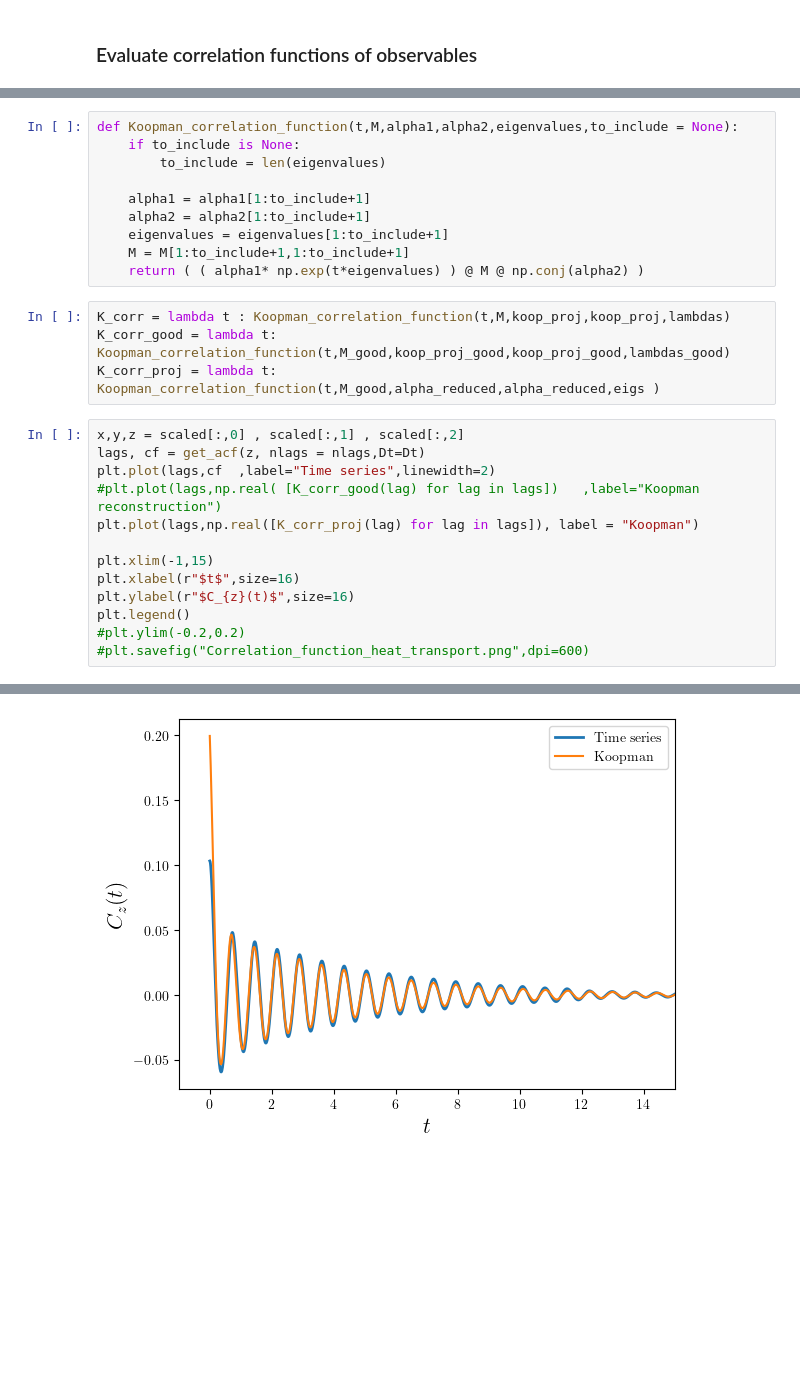
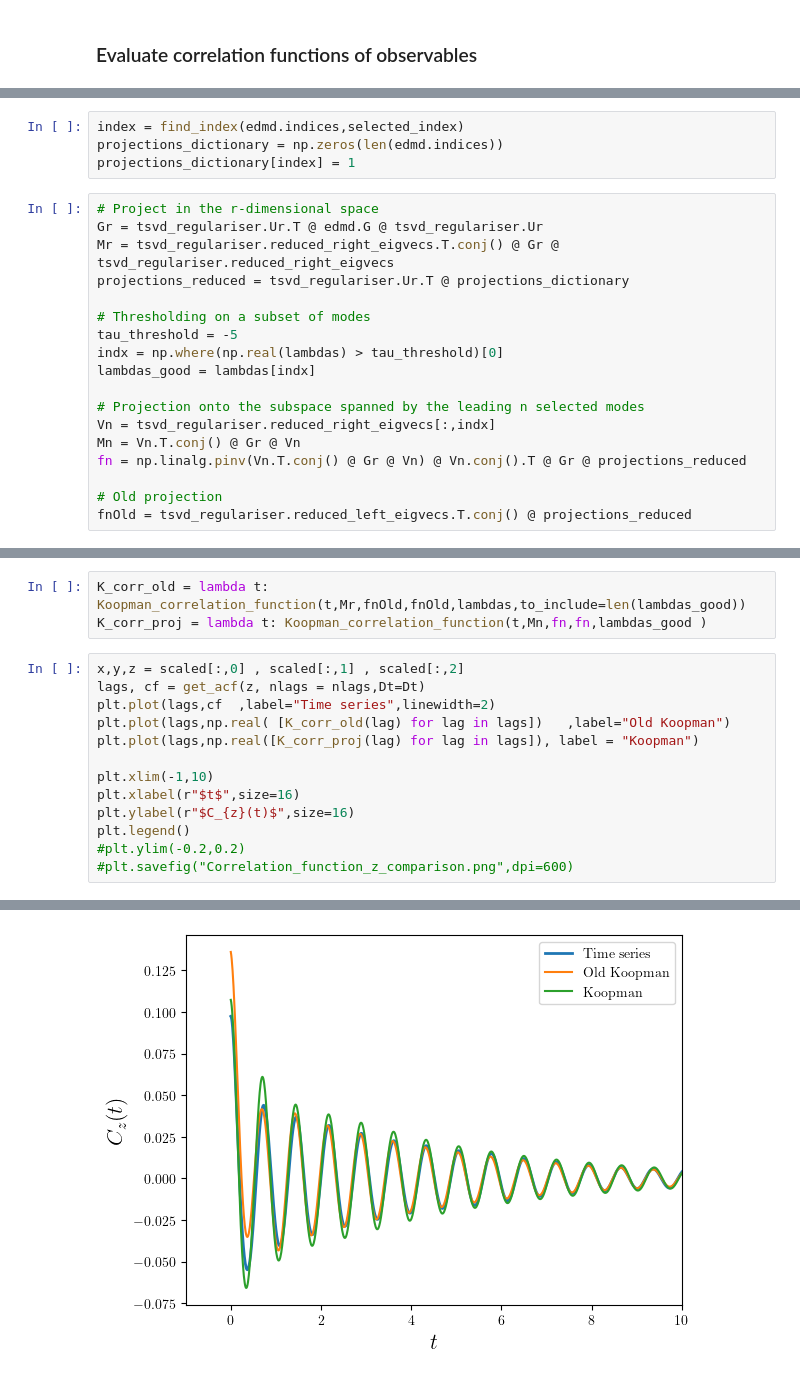
Before and after one commit to niccozagli/Response_Lorenz_Koopman, a Jupyter notebook: Correlation_Functions.ipynb, the cells around one changed output, grey strips where cells are left out. Saved outputs shown, nothing was run; the diff lists cells and outputs as text; blank space fills up the shorter version.

Commit message:
Correlation functions work

```diff
--- a/Correlation_Functions.ipynb
+++ b/Correlation_Functions.ipynb
@@ -131,3 +100,25 @@ alpha_reduced = np.linalg.pinv(P.T.conj() @ Gr @ P) @ V.conj().T @ Gr @ projecti
+# %%
+index = find_index(edmd.indices,selected_index)
+projections_dictionary = np.zeros(len(edmd.indices))
+projections_dictionary[index] = 1
+# %%
+# Project in the r-dimensional space
+Gr = tsvd_regulariser.Ur.T @ edmd.G @ tsvd_regulariser.Ur
+Mr = tsvd_regulariser.reduced_right_eigvecs.T.conj() @ Gr @ tsvd_regulariser.reduced_right_eigvecs
+projections_reduced = tsvd_regulariser.Ur.T @ projections_dictionary
+
+# Thresholding on a subset of modes
+tau_threshold = -5
+indx = np.where(np.real(lambdas) > tau_threshold)[0]
+lambdas_good = lambdas[indx]
+
+# Projection onto the subspace spanned by the leading n selected modes
+Vn = tsvd_regulariser.reduced_right_eigvecs[:,indx]
+Mn = Vn.T.conj() @ Gr @ Vn
+fn = np.linalg.pinv(Vn.T.conj() @ Gr @ Vn) @ Vn.conj().T @ Gr @ projections_reduced
+
+# Old projection
+fnOld = tsvd_regulariser.reduced_left_eigvecs.T.conj() @ projections_reduced
 # %%
 fig, ax = plt.subplots(nrows=2)
 ax[0].scatter(np.real(lambdas),np.imag(lambdas))
@@ -158,30 +141,19 @@ plt.xlim(-10,1)
-# %%
-def Koopman_correlation_function(t,M,alpha1,alpha2,eigenvalues,to_include = None):
-    if to_include is None:
-        to_include = len(eigenvalues)
-
-    alpha1 = alpha1[1:to_include+1]
-    alpha2 = alpha2[1:to_include+1]
-    eigenvalues = eigenvalues[1:to_include+1]
-    M = M[1:to_include+1,1:to_include+1]
-    return ( ( alpha1* np.exp(t*eigenvalues) ) @ M @ np.conj(alpha2) )
 # %%
-K_corr = lambda t : Koopman_correlation_function(t,M,koop_proj,koop_proj,lambdas)
-K_corr_good = lambda t: Koopman_correlation_function(t,M_good,koop_proj_good,koop_proj_good,lambdas_good)
-K_corr_proj = lambda t: Koopman_correlation_function(t,M_good,alpha_reduced,alpha_reduced,eigs )
+K_corr_old = lambda t: Koopman_correlation_function(t,Mr,fnOld,fnOld,lambdas,to_include=len(lambdas_good))
+K_corr_proj = lambda t: Koopman_correlation_function(t,Mn,fn,fn,lambdas_good )
 # %%
 x,y,z = scaled[:,0] , scaled[:,1] , scaled[:,2]
 lags, cf = get_acf(z, nlags = nlags,Dt=Dt)
 plt.plot(lags,cf  ,label="Time series",linewidth=2)
-#plt.plot(lags,np.real( [K_corr_good(lag) for lag in lags])   ,label="Koopman reconstruction")
+plt.plot(lags,np.real( [K_corr_old(lag) for lag in lags])   ,label="Old Koopman")
 plt.plot(lags,np.real([K_corr_proj(lag) for lag in lags]), label = "Koopman")
 
-plt.xlim(-1,15)
+plt.xlim(-1,10)
 plt.xlabel(r"$t$",size=16)
 plt.ylabel(r"$C_{z}(t)$",size=16)
 plt.legend()
 #plt.ylim(-0.2,0.2)
-#plt.savefig("Correlation_function_heat_transport.png",dpi=600)
+#plt.savefig("Correlation_function_z_comparison.png",dpi=600)
 # %% [output]
 <matplotlib.legend.Legend at 0x...>
-[figure, old version]
+[figure, new version]
```
Also changed, not shown: parts of 23 cells of this notebook, 4 other files.
